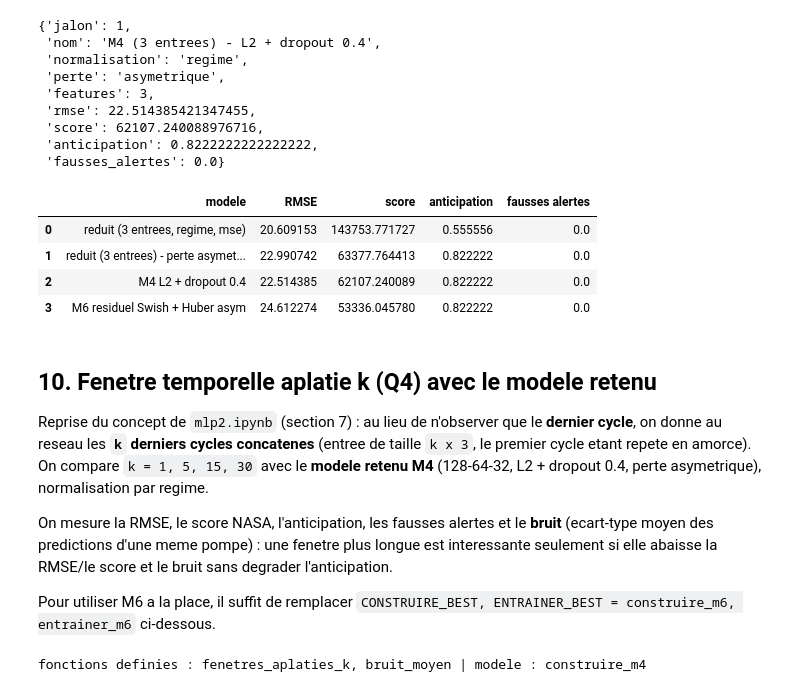
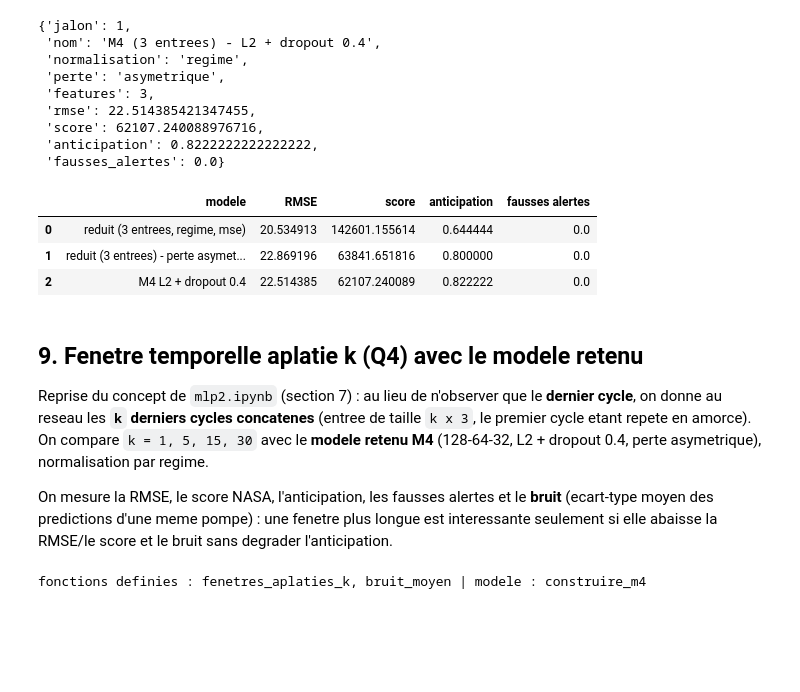
Before and after one commit to moussIlyas/ProjectFM, a Jupyter notebook: notebooks/mlp4.ipynb, the cells around one changed output. Cells and saved outputs as stored; diff of their text form; code cells hidden in the pictures; blank space fills up the shorter version.

```diff
--- a/notebooks/mlp4.ipynb
+++ b/notebooks/mlp4.ipynb
@@ -698,25 +613,23 @@ M4 (3 entrees) - L2 + dropout 0.4 -> {'rmse': 22.51, 'score': 62107.24, 'anticip
  'anticipation': 0.8222222222222222,
  'fausses_alertes': 0.0}
 # %%
-# --- Comparaison finale : MSE vs asymetrique vs M4 vs M6 (3 entrees, regime) ---
+# --- Comparaison finale : MSE vs asymetrique vs M4 (3 entrees, regime) ---
 pd.DataFrame({
     "modele": ["reduit (3 entrees, regime, mse)",
                "reduit (3 entrees) - perte asymetrique",
-               "M4 L2 + dropout 0.4",
-               "M6 residuel Swish + Huber asym"],
-    "RMSE": [res_3["rmse"], res_asym["rmse"], res_m4["rmse"], res_m6["rmse"]],
-    "score": [res_3["score"], res_asym["score"], res_m4["score"], res_m6["score"]],
-    "anticipation": [res_3["anticipation"], res_asym["anticipation"], res_m4["anticipation"], res_m6["anticipation"]],
-    "fausses alertes": [res_3["fausses_alertes"], res_asym["fausses_alertes"], res_m4["fausses_alertes"], res_m6["fausses_alertes"]],
+               "M4 L2 + dropout 0.4"],
+    "RMSE": [res_3["rmse"], res_asym["rmse"], res_m4["rmse"]],
+    "score": [res_3["score"], res_asym["score"], res_m4["score"]],
+    "anticipation": [res_3["anticipation"], res_asym["anticipation"], res_m4["anticipation"]],
+    "fausses alertes": [res_3["fausses_alertes"], res_asym["fausses_alertes"], res_m4["fausses_alertes"]],
 })
 # %% [output]
 |  | modele | RMSE | score | anticipation | fausses alertes |
-| 0 | reduit (3 entrees, regime, mse) | 20.609153 | 143753.771727 | 0.555556 | 0.0 |
-| 1 | reduit (3 entrees) - perte asymet... | 22.990742 | 63377.764413 | 0.822222 | 0.0 |
+| 0 | reduit (3 entrees, regime, mse) | 20.534913 | 142601.155614 | 0.644444 | 0.0 |
+| 1 | reduit (3 entrees) - perte asymet... | 22.869196 | 63841.651816 | 0.800000 | 0.0 |
 | 2 | M4 L2 + dropout 0.4 | 22.514385 | 62107.240089 | 0.822222 | 0.0 |
-| 3 | M6 residuel Swish + Huber asym | 24.612274 | 53336.045780 | 0.822222 | 0.0 |
 # %% [markdown]
-## 10. Fenetre temporelle aplatie k (Q4) avec le modele retenu
+## 9. Fenetre temporelle aplatie k (Q4) avec le modele retenu
 
 Reprise du concept de `mlp2.ipynb` (section 7) : au lieu de n'observer que le
 **dernier cycle**, on donne au reseau les **`k` derniers cycles concatenes** (entree
@@ -728,9 +641,6 @@ On mesure la RMSE, le score NASA, l'anticipation, les fausses alertes et le
 **bruit** (ecart-type moyen des predictions d'une meme pompe) : une fenetre plus
 longue est interessante seulement si elle abaisse la RMSE/le score et le bruit
 sans degrader l'anticipation.
-
-Pour utiliser M6 a la place, il suffit de remplacer
-`CONSTRUIRE_BEST, ENTRAINER_BEST = construire_m6, entrainer_m6` ci-dessous.
 # %%
 # --- Fenetres temporelles aplaties (k derniers cycles) sur les 3 entrees ---
 def fenetres_aplaties_k(df, k, feats=FEATURES_3):
```
Also changed, not shown: parts of 33 cells of this notebook, 3 other files.
